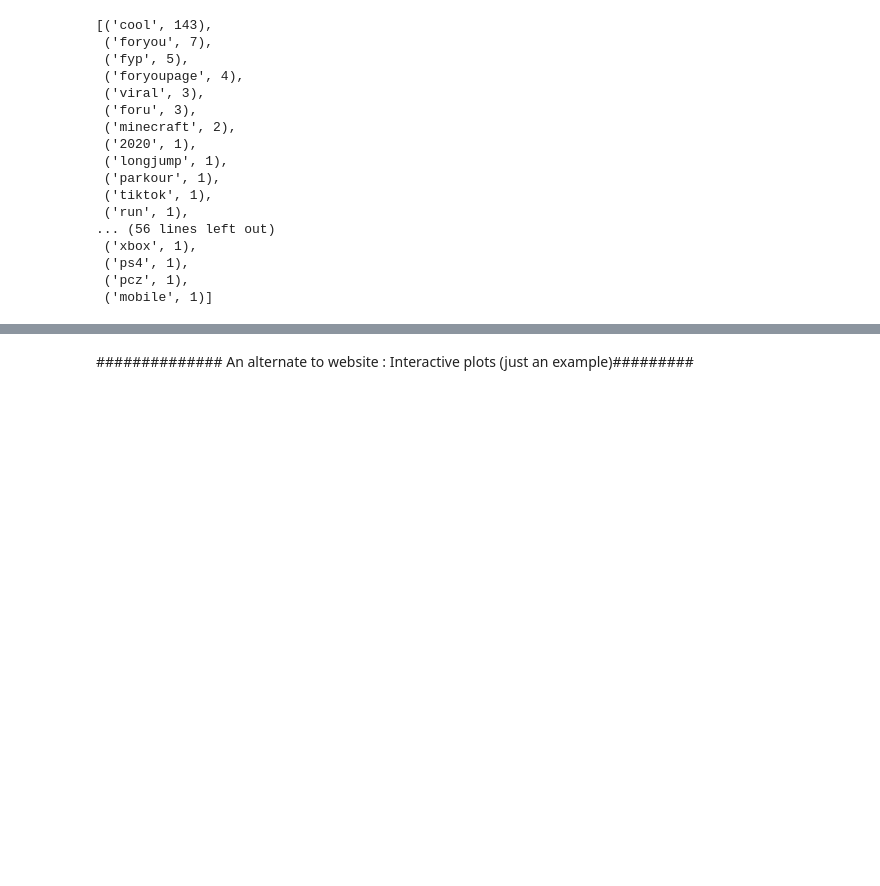
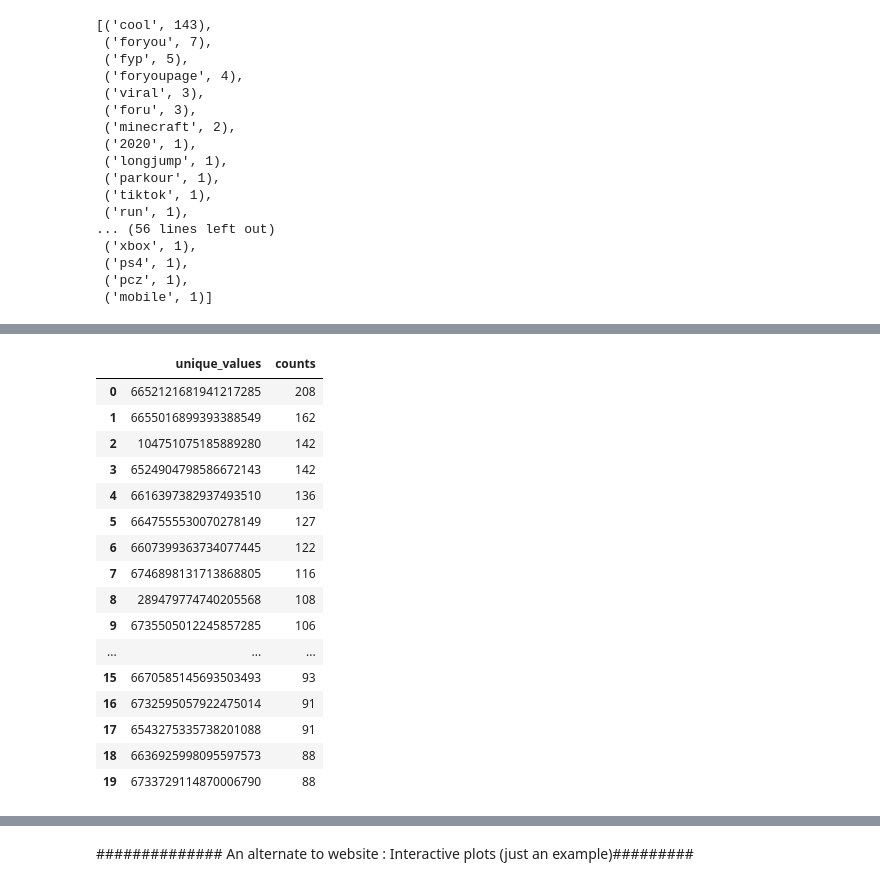
Before and after one commit to mhaiskarshridhar/TikTok_Analysis, a Jupyter notebook: TikTok_Analysis.ipynb, the cells around one changed output, grey strips where cells are left out. Saved outputs shown, nothing was run; the diff lists cells and outputs as text; code cells hidden in the pictures; blank space fills up the shorter version.

```diff
--- a/TikTok_Analysis.ipynb
+++ b/TikTok_Analysis.ipynb
@@ -574,7 +551,7 @@ Challenges_associated('cool')
  ('pcz', 1),
  ('mobile', 1)]
 # %%
-ldf_text=df_final[['Music Id','Author ID','challenge_list_Name','Verified List']]
+df_text=df_final[['Music Id','Author ID','challenge_list_Name','Verified List']]
 
 # df_text=df_text.rename(columns = {'Author ID':'source'})
 # df_text=df_text.rename(columns = {'challenge_list_Name':'target'})
@@ -620,23 +597,42 @@ df_verified_user_challenges.head()
 # %%
 #Create list having format author : challenge1 for force directed graph
 
 def create_df_graph(df_text):
     append_list=[]
     for i in range(0,len(df_text['Author ID'])):
         for j in df_text['challenge_list_Name'][i]:
              append_list.append([df_text['Music Id'][i],df_text['Author ID'][i],j,1])
     cols = ['Music ID','Author ID','challenge_list_Name','weight']
 
     df_graph = pd.DataFrame(append_list,columns=cols)
     return df_graph
 
 def unique_values(dataframe,columnname):
     dataframereturn=pd.DataFrame()
     dataframereturn=dataframe[columnname].value_counts().rename_axis('unique_values').reset_index(name='counts')
     return dataframereturn
 
 #Unique values for Author ID
 df_bar_author_id=unique_values(df_final,'Author ID')
+df_bar_author_id.head(20)
+# %% [output]
+|  | unique_values | counts |
+| 0 | 6652121681941217285 | 208 |
+| 1 | 6655016899393388549 | 162 |
+| 2 | 104751075185889280 | 142 |
+| 3 | 6524904798586672143 | 142 |
+| 4 | 6616397382937493510 | 136 |
+| 5 | 6647555530070278149 | 127 |
+| 6 | 6607399363734077445 | 122 |
+| 7 | 6746898131713868805 | 116 |
+| 8 | 289479774740205568 | 108 |
+| 9 | 6735505012245857285 | 106 |
+| ... | ... | ... |
+| 15 | 6670585145693503493 | 93 |
+| 16 | 6732595057922475014 | 91 |
+| 17 | 6543275335738201088 | 91 |
+| 18 | 6636925998095597573 | 88 |
+| 19 | 6733729114870006790 | 88 |
 # %%
 import plotly.graph_objects as go
 from plotly.subplots import make_subplots
```
Also changed, not shown: parts of 11 cells of this notebook.
